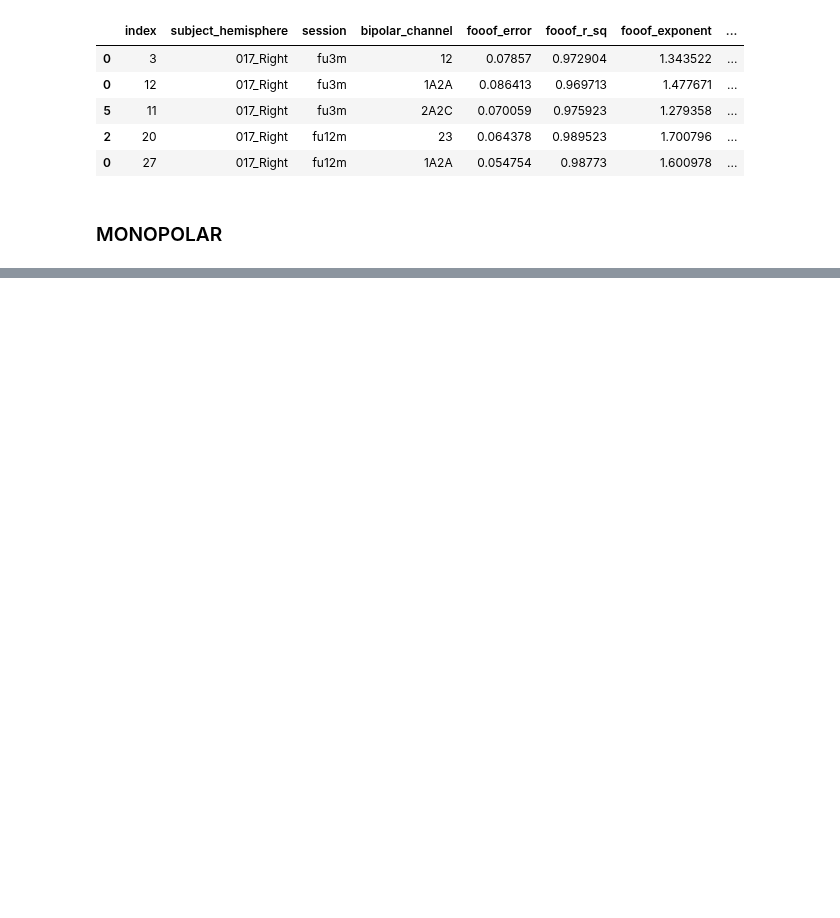
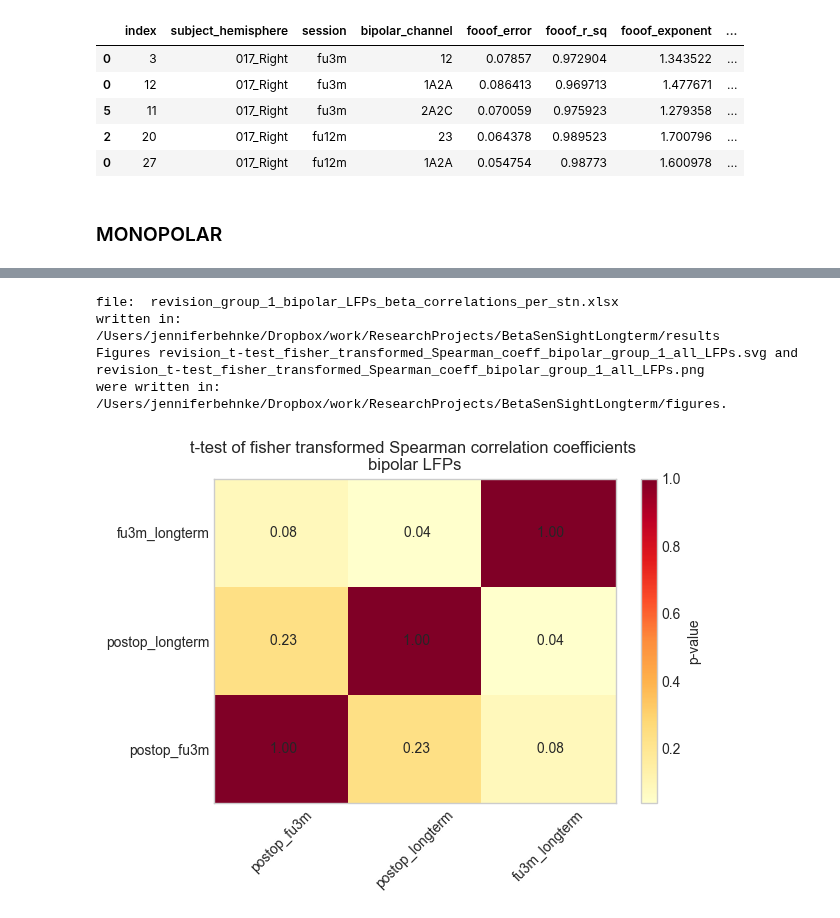
Before and after one commit to JKBehnke/BetaSenSightLongterm, a Jupyter notebook: notebooks/revision_dataset.ipynb, the cells around one changed output, grey strips where cells are left out. Saved outputs shown, nothing was run; the diff lists cells and outputs as text; code cells hidden in the pictures; blank space fills up the shorter version.

```diff
--- a/notebooks/revision_dataset.ipynb
+++ b/notebooks/revision_dataset.ipynb
@@ -356,0 +1219,8 @@ loaded_fooof_monopolar.head()
+# %%
+t_test = t_test_fisher_transformed_correlation_coeff(cohort="group_1", all_groups_together="yes")
+# %% [output]
+file:  revision_group_1_bipolar_LFPs_beta_correlations_per_stn.xlsx
+written in:  /Users/jenniferbehnke/Dropbox/work/ResearchProjects/BetaSenSightLongterm/results
+Figures revision_t-test_fisher_transformed_Spearman_coeff_bipolar_group_1_all_LFPs.svg and revision_t-test_fisher_transformed_Spearman_coeff_bipolar_group_1_all_LFPs.png
+were written in: /Users/jenniferbehnke/Dropbox/work/ResearchProjects/BetaSenSightLongterm/figures.
+[figure, added]
```
Also changed, not shown: parts of 27 cells of this notebook, 1 other file.
